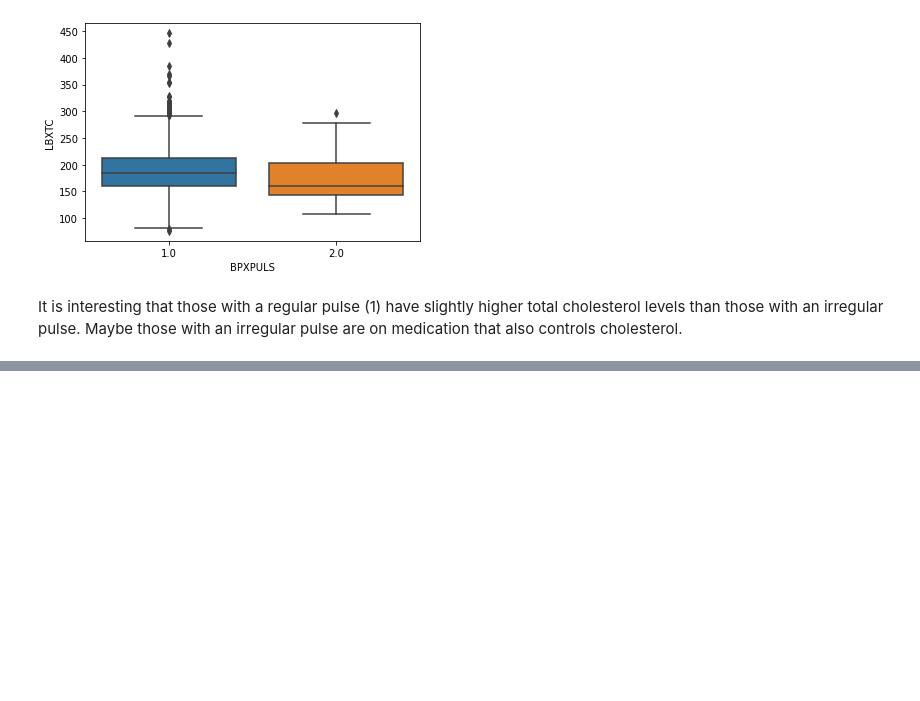
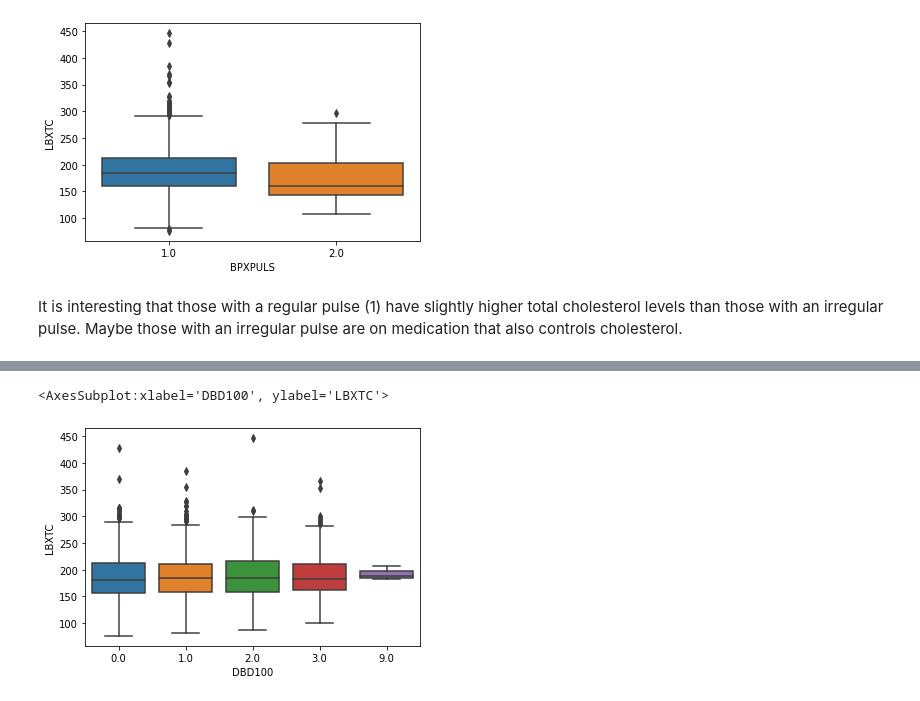
Before and after one commit to mathisme/ThinkfulDSFinalCapstone, a Jupyter notebook: notebooks/EDA.ipynb, the cells around one changed output, grey strips where cells are left out. Cells and saved outputs as stored; diff of their text form; code cells hidden in the pictures; blank space fills up the shorter version.

```diff
--- a/notebooks/EDA.ipynb
+++ b/notebooks/EDA.ipynb
@@ -300,9 +300,5 @@ diet1 = pd.read_sas('https://wwwn.cdc.gov/Nchs/Nhanes/2017-2018/DR1TOT_J.XPT')
 diet1_merged = diet1.merge(df,on='SEQN',how='right')
 diet2 = pd.read_sas('https://wwwn.cdc.gov/Nchs/Nhanes/2017-2018/DR2TOT_J.XPT')
 diet2_merged = diet2.merge(df,on='SEQN',how='right')
-# %%
-diet1 = diet1[diet1.DR1DRSTZ==1].copy()
-# %%
-diet2 = diet2[diet2.DR2DRSTZ==1].copy()
 # %%
 diet = diet1.merge(diet2, on='SEQN', how="inner")
@@ -308,0 +320,9 @@ diet = diet1.merge(diet2, on='SEQN', how="inner")
+# %%
+diet.loc[diet.DBQ095Z==4,'DBD100']=0
+# %%
+diet = diet.merge(df,on='SEQN',how='right')
+# %%
+sns.boxplot(x='DBD100', y='LBXTC', data=diet)
+# %% [output]
+<AxesSubplot:xlabel='DBD100', ylabel='LBXTC'>
+[figure, added]
```
Also changed, not shown: parts of 5 cells of this notebook.
